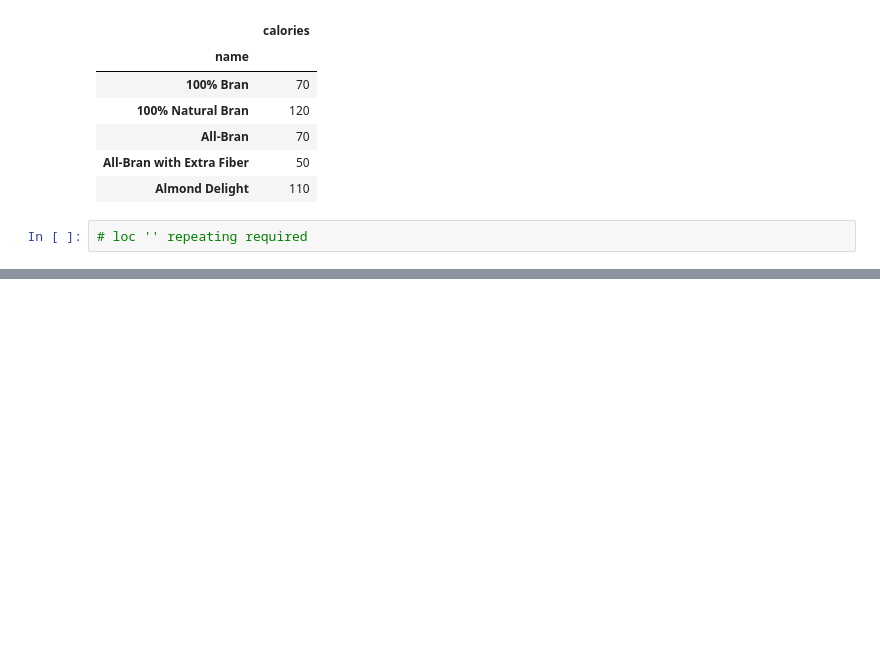
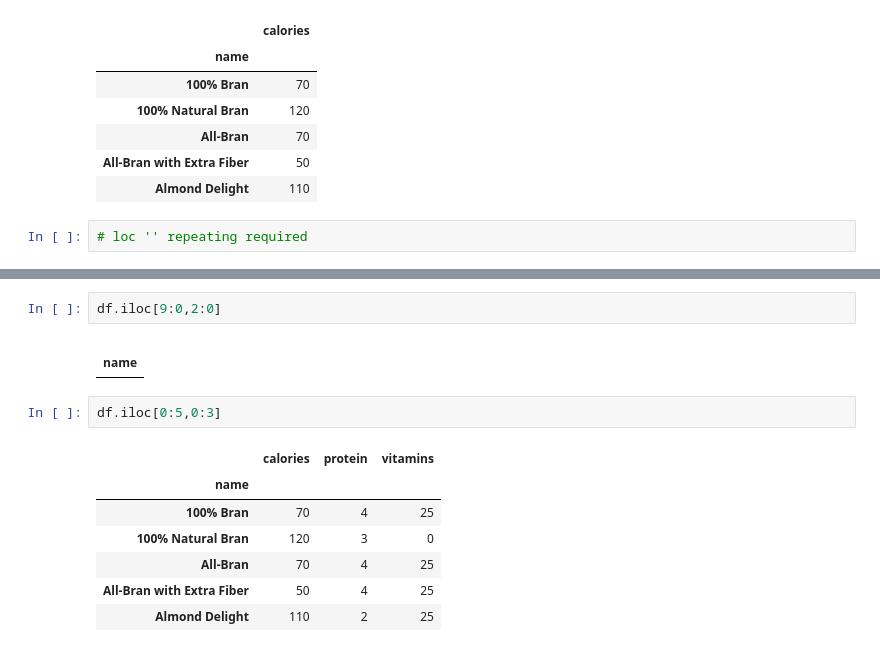
Before and after one commit to AttaUrRehman121/python, a Jupyter notebook: python_prectic/pandaLB.ipynb, the cells around one changed output, grey strips where cells are left out. Saved outputs shown, nothing was run; the diff lists cells and outputs as text; blank space fills up the shorter version.

```diff
--- a/python_prectic/pandaLB.ipynb
+++ b/python_prectic/pandaLB.ipynb
@@ -248,0 +257,15 @@ df[['calories']]
+# %%
+df.iloc[9:0,2:0]
+# %% [output]
+|  |
+| name |
+# %%
+df.iloc[0:5,0:3]
+# %% [output]
+|  | calories | protein | vitamins |
+| name |  |  |  |
+| 100% Bran | 70 | 4 | 25 |
+| 100% Natural Bran | 120 | 3 | 0 |
+| All-Bran | 70 | 4 | 25 |
+| All-Bran with Extra Fiber | 50 | 4 | 25 |
+| Almond Delight | 110 | 2 | 25 |
```
Also changed, not shown: parts of 9 cells of this notebook, 1 other file.
